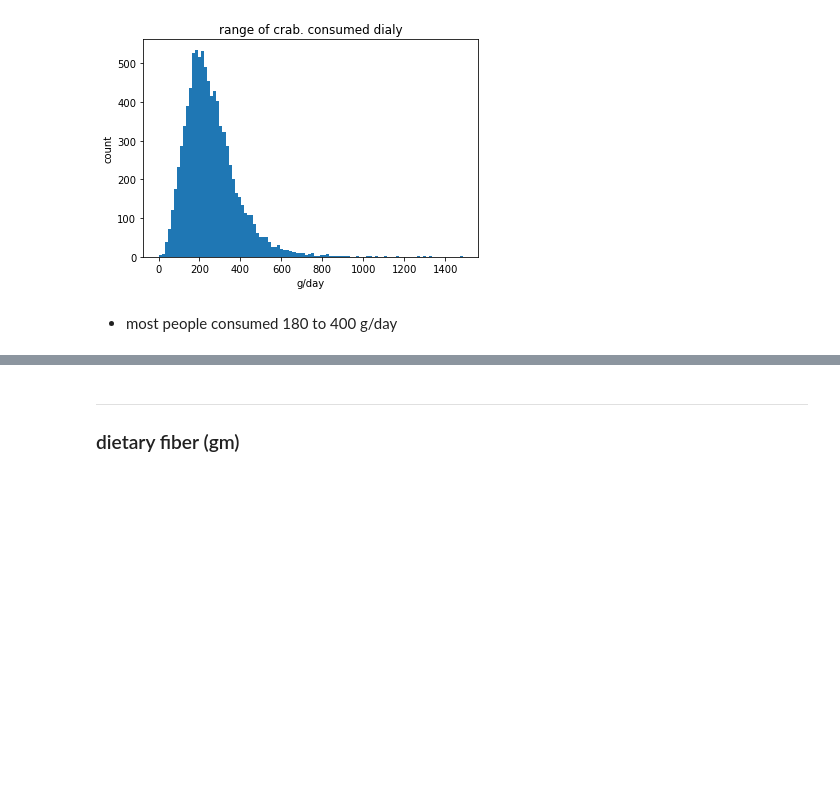
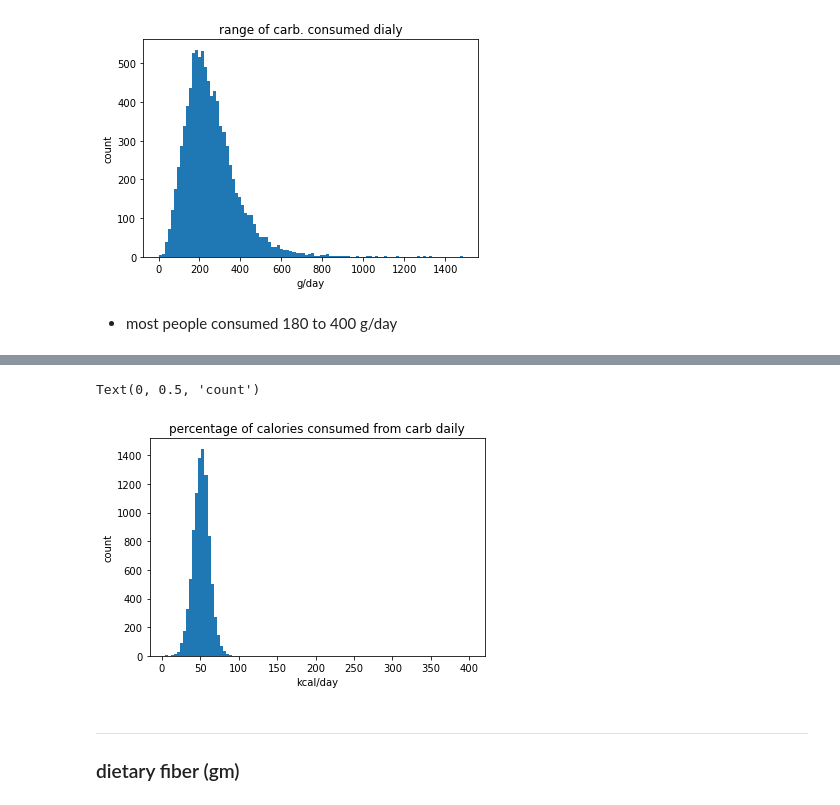
Before and after one commit to amyylin1/NHANES_Dietary_Data, a Jupyter notebook: nutrition.ipynb, the cells around one changed output, grey strips where cells are left out. Cells and saved outputs as stored; diff of their text form; code cells hidden in the pictures; blank space fills up the shorter version.

Commit message:
carb cal

```diff
--- a/nutrition.ipynb
+++ b/nutrition.ipynb
@@ -261,0 +265,3 @@ Text(0, 0.5, 'count')
+# %%
+ff_1['carb cal(%)'] = (ff_1['Carbohydrate (gm)'] * 4 / ff_1['Energy (kcal)']) * 100
+ff_1['carb cal(%)']
@@ -262,3 +281,11 @@ Text(0, 0.5, 'count')
+# %%
+plt.hist(ff_1['carb cal (%)'], bins=100)
+plt.title('percentage of calories consumed from carb daily')
+plt.xlabel('kcal/day')
+plt.ylabel('count')
+# %% [output]
+Text(0, 0.5, 'count')
+[figure, added]
 # %% [markdown]
 ---
 ### dietary fiber (gm)
```
Also changed, not shown: parts of 6 cells of this notebook.
